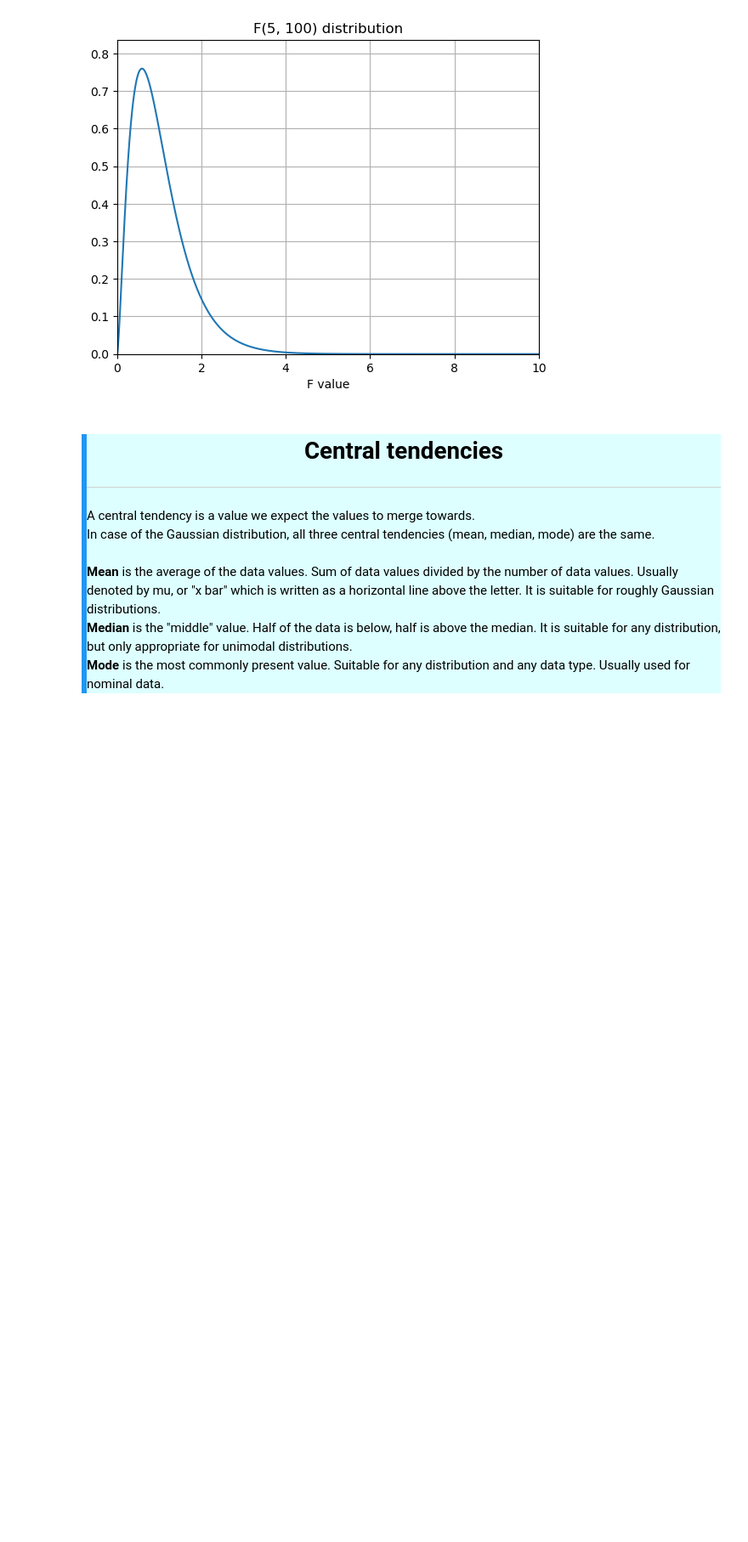
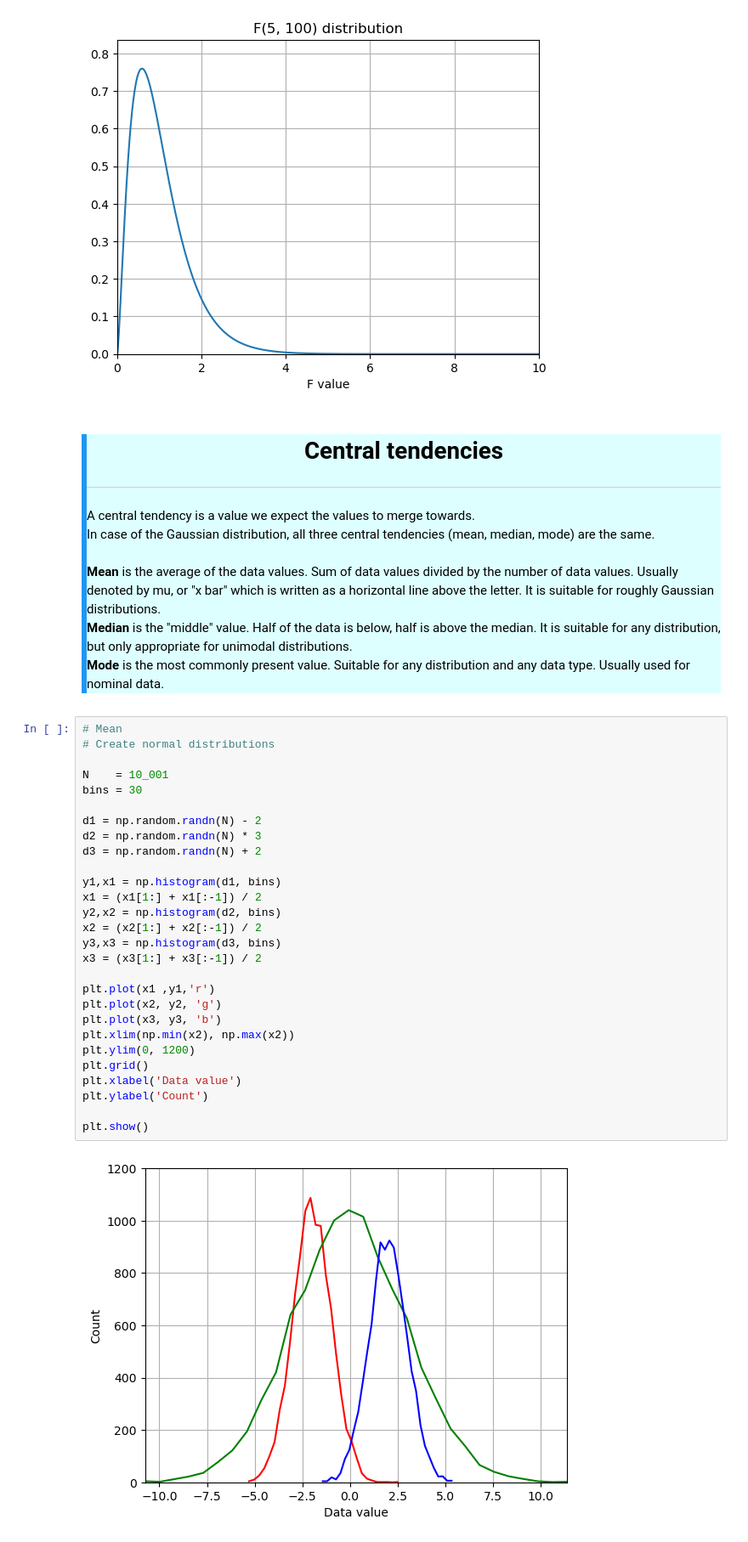
Before and after one commit to szalai-istvan/python-machine-learning, a Jupyter notebook: 03_statistics-and-machine-learning/03_descriptive-statistics/descriptive-statistics.ipynb, the cells around one changed output. Shown: that part at 85% size. Cells and saved outputs as stored; diff of their text form; blank space fills up the shorter version.

```diff
--- a/03_statistics-and-machine-learning/03_descriptive-statistics/descriptive-statistics.ipynb
+++ b/03_statistics-and-machine-learning/03_descriptive-statistics/descriptive-statistics.ipynb
@@ -199,3 +199,33 @@ plt.show()
 <hr style="width:65%;height:2px;border-width:1;color:gray;background-color:gray;">
     <p style="padding-left:20px;padding-right:20px;padding-bottom:20px;padding-top:20px;">A central tendency is a value we expect the values to merge towards.<br> In case of the Gaussian distribution, all three central tendencies (mean, median, mode) are the same.<br><br> <strong>Mean</strong> is the average of the data values. Sum of data values divided by the number of data values. Usually denoted by mu, or "x bar" which is written as a horizontal line above the letter. It is suitable for roughly Gaussian distributions.<br><strong>Median</strong> is the "middle" value. Half of the data is below, half is above the median. It is suitable for any distribution, but only appropriate for unimodal distributions.<br><strong>Mode</strong> is the most commonly present value. Suitable for any distribution and any data type. Usually used for nominal data.</p>
 </div>
+# %%
+# Mean
+# Create normal distributions
+
+N    = 10_001
+bins = 30
+
+d1 = np.random.randn(N) - 2
+d2 = np.random.randn(N) * 3
+d3 = np.random.randn(N) + 2
+
+y1,x1 = np.histogram(d1, bins)
+x1 = (x1[1:] + x1[:-1]) / 2
+y2,x2 = np.histogram(d2, bins)
+x2 = (x2[1:] + x2[:-1]) / 2
+y3,x3 = np.histogram(d3, bins)
+x3 = (x3[1:] + x3[:-1]) / 2
+
+plt.plot(x1 ,y1,'r')
+plt.plot(x2, y2, 'g')
+plt.plot(x3, y3, 'b')
+plt.xlim(np.min(x2), np.max(x2))
+plt.ylim(0, 1200)
+plt.grid()
+plt.xlabel('Data value')
+plt.ylabel('Count')
+
+plt.show()
+# %% [output]
+[figure, added]
```
Also changed, not shown: parts of 7 cells of this notebook.
